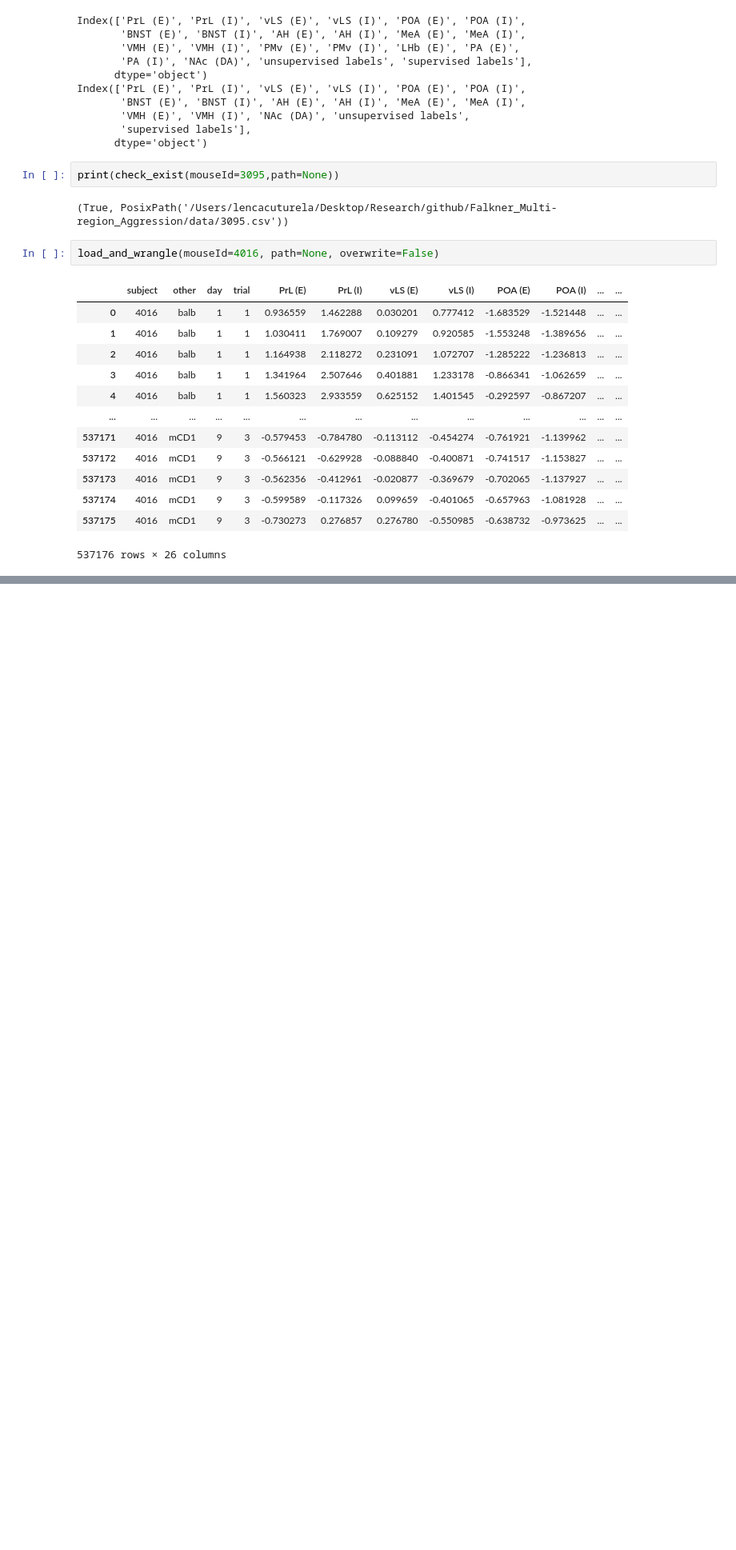
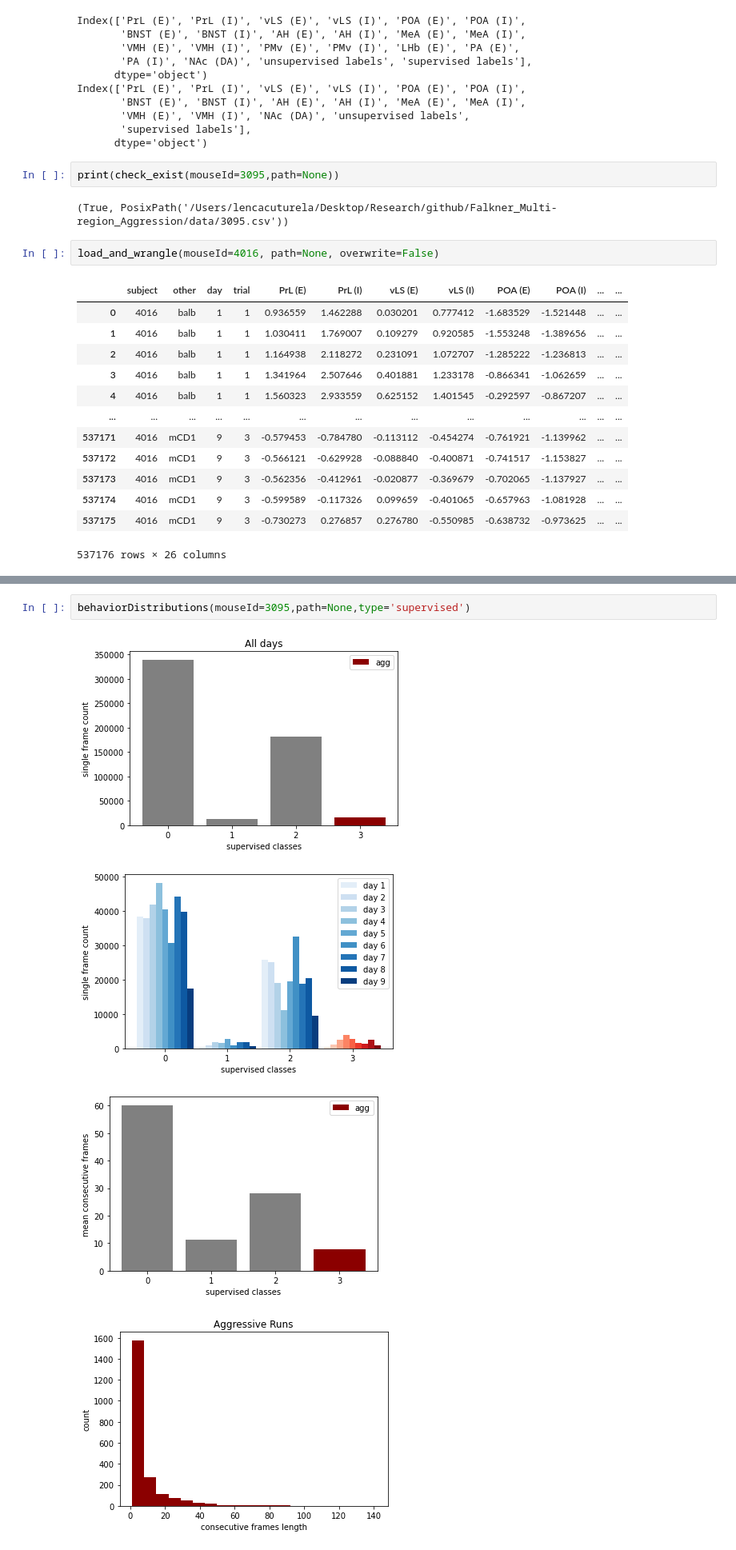
Before and after one commit to lenca56/Falkner_Multi-region_Aggression, a Jupyter notebook: code/ExploratoryAnalysis.ipynb, the cells around one changed output, grey strips where cells are left out. Shown: that part at 80% size. Saved outputs shown, nothing was run; the diff lists cells and outputs as text; blank space fills up the shorter version.

```diff
--- a/code/ExploratoryAnalysis.ipynb
+++ b/code/ExploratoryAnalysis.ipynb
@@ -53,0 +64,7 @@ load_and_wrangle(mouseId=4016, path=None, overwrite=False)
+# %%
+behaviorDistributions(mouseId=3095,path=None,type='supervised')
+# %% [output]
+[figure, added]
+[figure, added]
+[figure, added]
+[figure, added]
```
Also changed, not shown: parts of 4 cells of this notebook, 2 other files.
